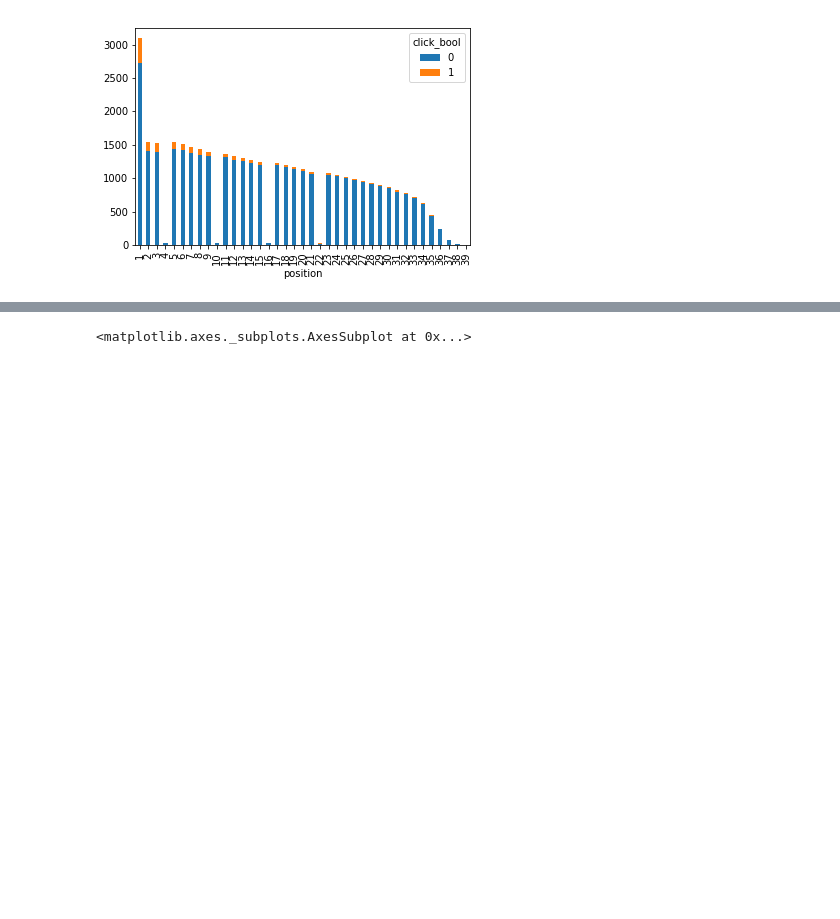
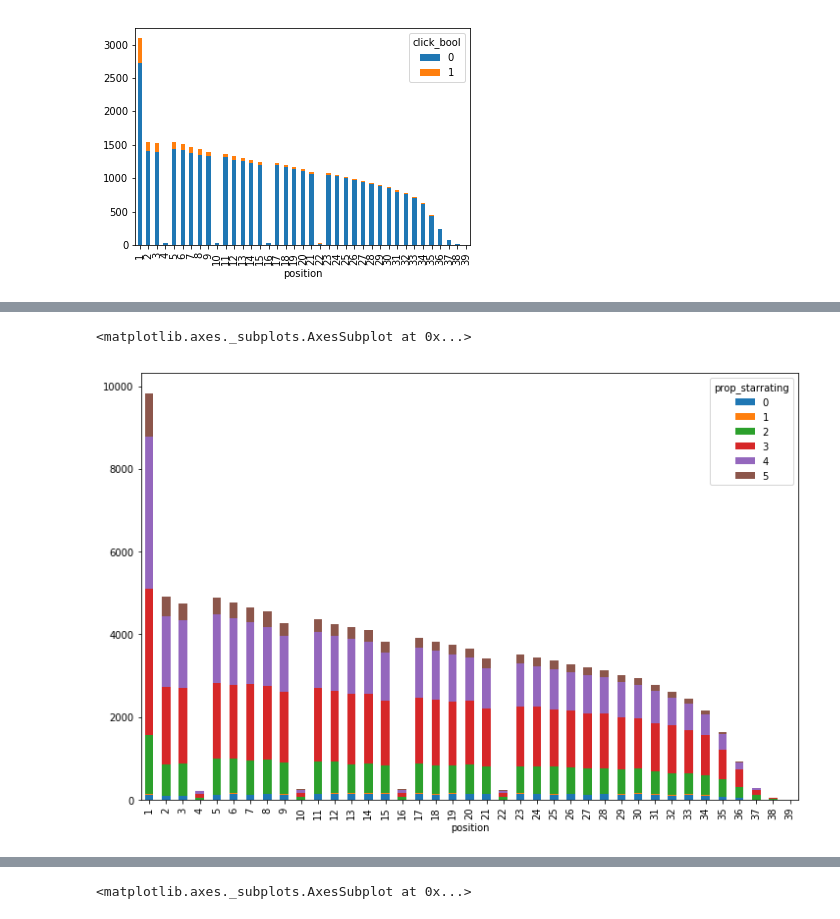
Before and after one commit to Longi94/dmt2018, a Jupyter notebook: assign2/assign2.ipynb, the cells around one changed output, grey strips where cells are left out. Drawn from its saved outputs; the diff is of its cells as text; code cells hidden in the pictures; blank space fills up the shorter version.

```diff
--- a/assign2/assign2.ipynb
+++ b/assign2/assign2.ipynb
@@ -717,0 +780,9 @@ rand_results.groupby(['click_bool', pd.cut(rand_results['position'], 39, labels=
+# %%
+labels = range(1, 40)
+data.groupby(['prop_starrating', pd.cut(data['position'], 39, labels=labels)])\
+       .size()\
+       .unstack(0)\
+       .plot.bar(stacked=True, figsize=(12,8))
+# %% [output]
+<matplotlib.axes._subplots.AxesSubplot at 0x...>
+[figure, added]
```
Also changed, not shown: parts of 11 cells of this notebook.
